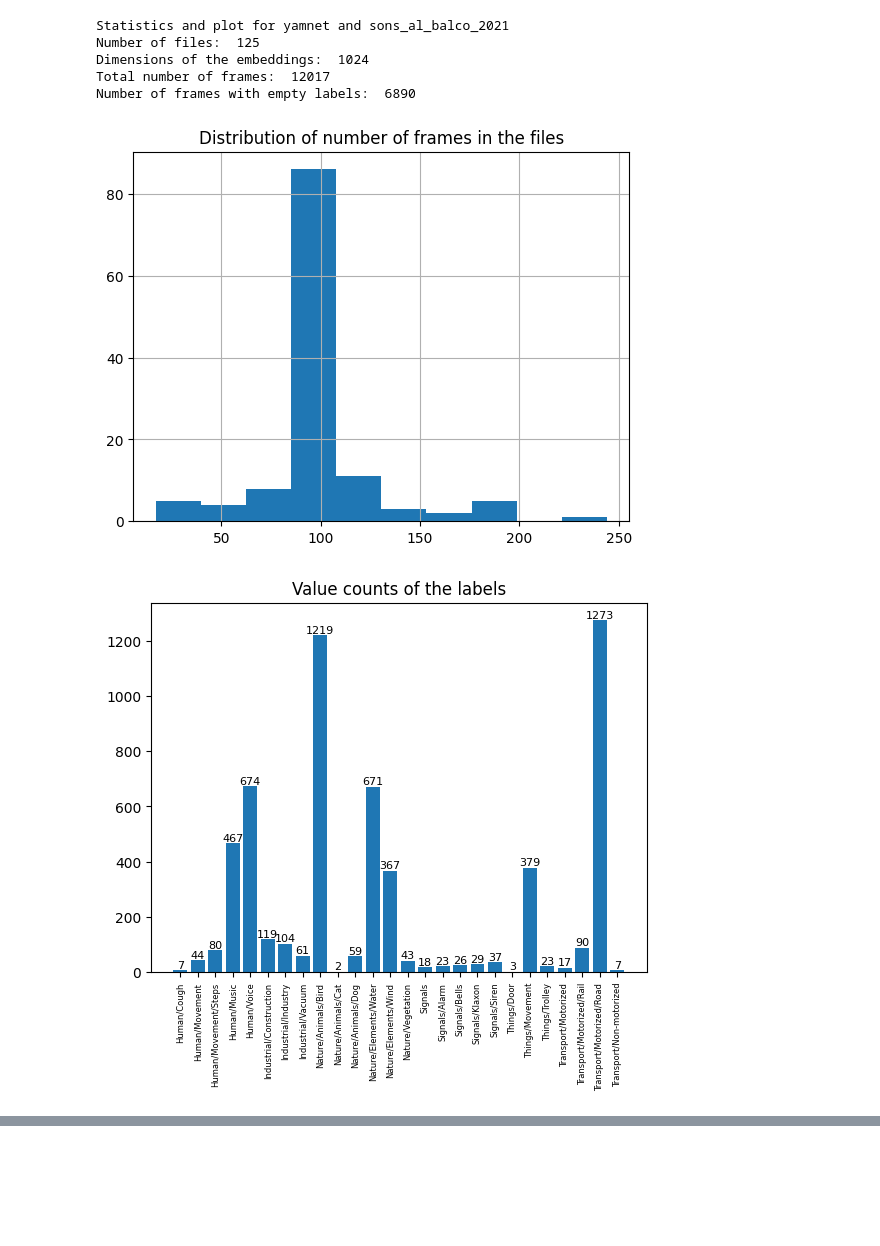
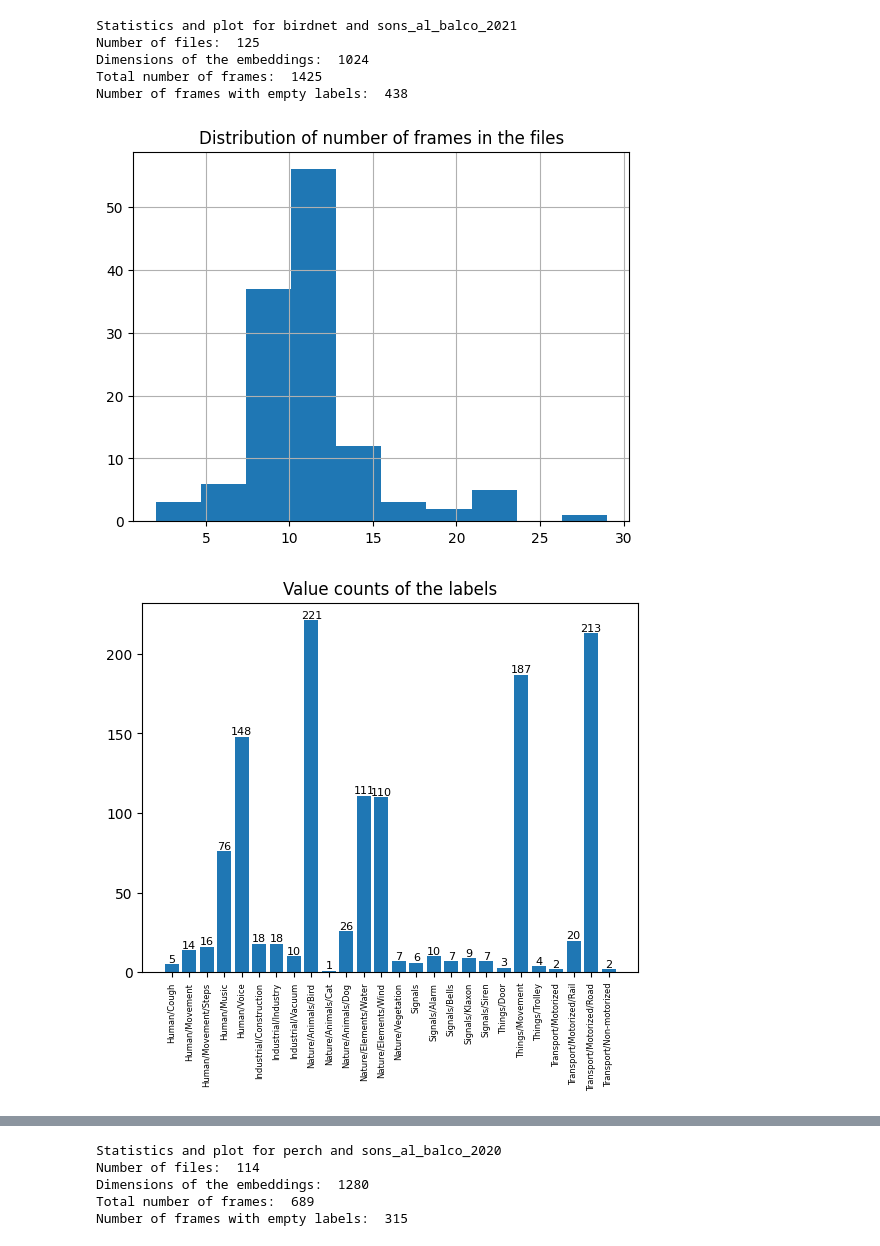
Before and after one commit to daniele-atzeni/visiting_bcn, a Jupyter notebook: data_exploration.ipynb, the cells around one changed output, grey strips where cells are left out. Cells and saved outputs as stored; diff of their text form; code cells hidden in the pictures; blank space fills up the shorter version.

```diff
--- a/data_exploration.ipynb
+++ b/data_exploration.ipynb
@@ -52,3 +46,6 @@ len(all_labels), all_labels
   'Transport/Motorized/Rail',
   'Transport/Motorized/Road',
   'Transport/Non-motorized'])
+# %%
+models = sorted(set([e for e, _ in  embeddings.keys()]))
+models
@@ -106,7 +105,7 @@ def study_dataset(labels, embeddings):
     plt.xticks(rotation=90, fontsize=6)
     plt.show()
 # %%
-for model in ["yamnet"]:    # models:
+for model in models:
     for dataset in ["sons_al_balco_2020", "sons_al_balco_2021"]:   # dataset_names:
         labs = labels[(model, dataset)]
         embs = embeddings[(model, dataset)]
@@ -124,7 +123,7 @@ Number of frames with empty labels:  7122
-Statistics and plot for yamnet and sons_al_balco_2021
+Statistics and plot for birdnet and sons_al_balco_2021
 Number of files:  125
 Dimensions of the embeddings:  1024
-Total number of frames:  12017
-Number of frames with empty labels:  6890
+Total number of frames:  1425
+Number of frames with empty labels:  438
-[figure, old version]
+[figure, new version]
-[figure, old version]
+[figure, new version]
@@ -131,0 +131,5 @@ Number of frames with empty labels:  6890
+Statistics and plot for perch and sons_al_balco_2020
+Number of files:  114
+Dimensions of the embeddings:  1280
+Total number of frames:  689
+Number of frames with empty labels:  315
```
Also changed, not shown: parts of 5 cells of this notebook, 4 other files.
